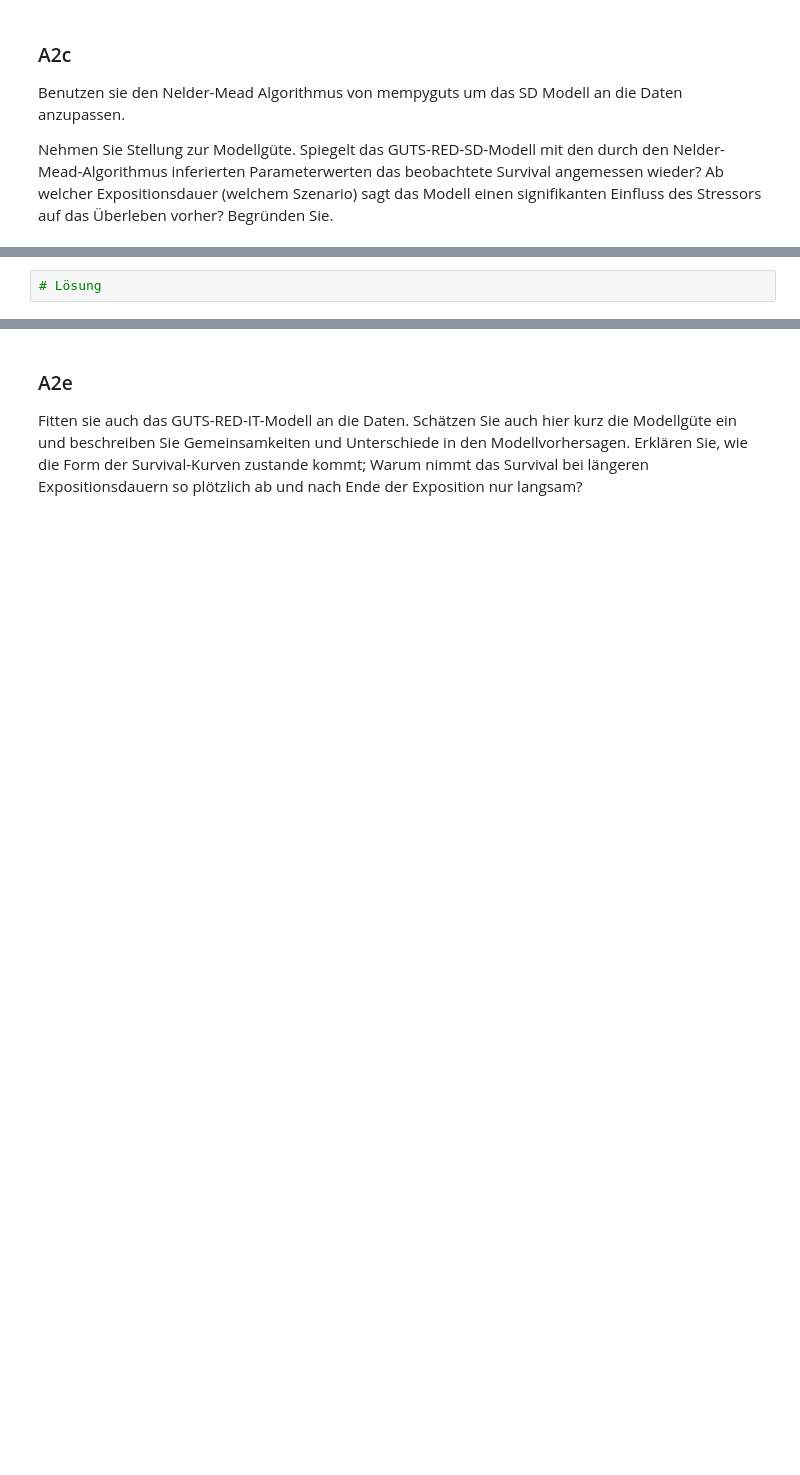
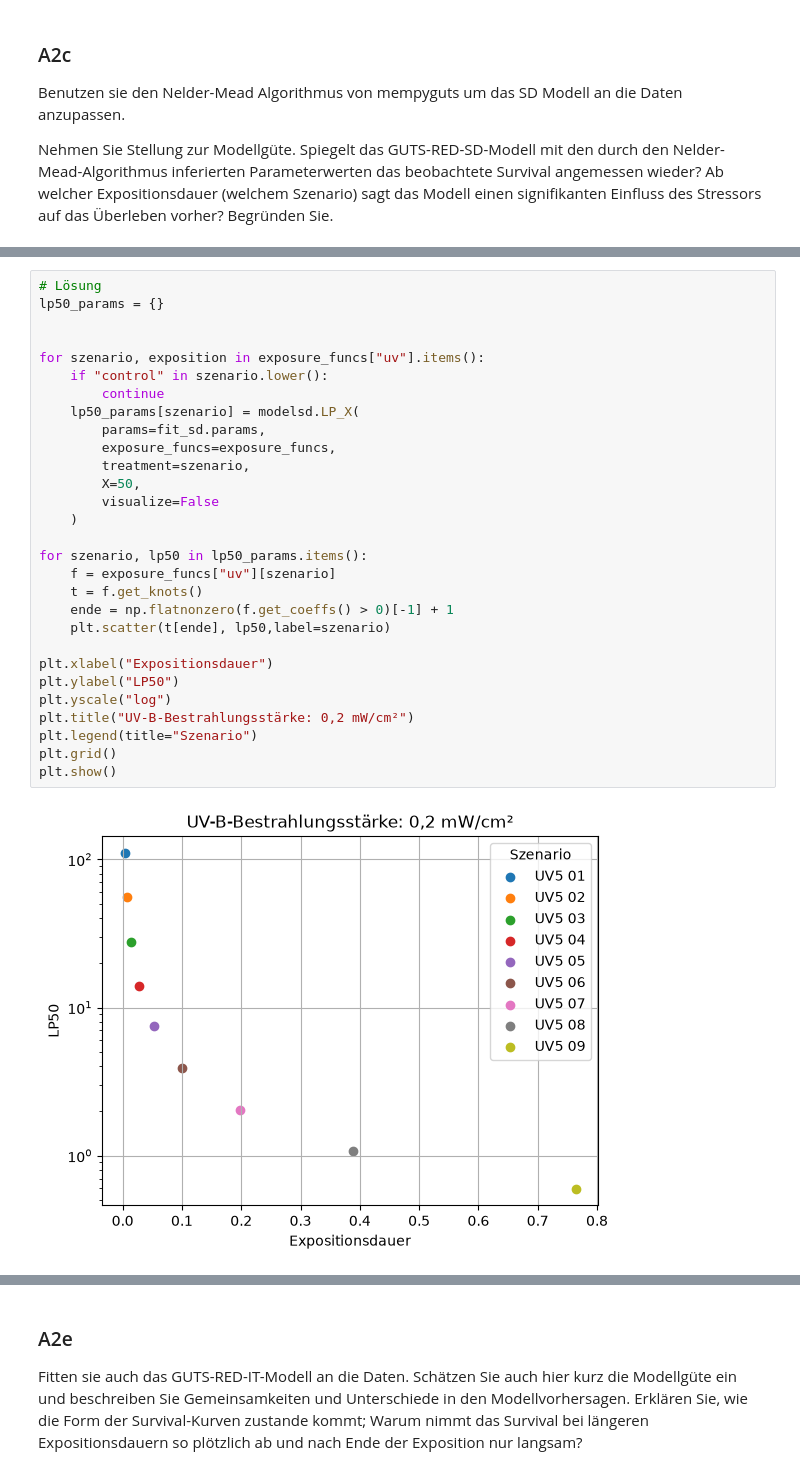
Before and after one commit to Quafax/Uni_Projects, a Jupyter notebook: src/Mechanistical_Effect_Modelling/homework_1/Übungsblatt1_MEM26.ipynb, the cells around one changed output, grey strips where cells are left out. Saved outputs shown, nothing was run; the diff lists cells and outputs as text; blank space fills up the shorter version.

```diff
--- a/src/Mechanistical_Effect_Modelling/homework_1/Übungsblatt1_MEM26.ipynb
+++ b/src/Mechanistical_Effect_Modelling/homework_1/Übungsblatt1_MEM26.ipynb
@@ -285,5 +340,34 @@ Setzten Sie das 'visualize' argument der LP_X Methode auf False, wenn Sie nicht
 Die interpolierten Expositionsobjekte in exposure_funcs[uv]["Szenario"] haben eine Methode get_knots(), welche die Zeitpunkte der Rohdaten zurückgibt und eine Methode get_coeffs(), welche die y-Werte der Rohdaten zurückgibt. Damit können Sie die Zeiten bestimmen, an denen die jeweiligen Expositionen enden.</i>
 # %%
 # Lösung
+lp50_params = {}
+
+
+for szenario, exposition in exposure_funcs["uv"].items():
+    if "control" in szenario.lower():
+        continue
+    lp50_params[szenario] = modelsd.LP_X(
+        params=fit_sd.params,
+        exposure_funcs=exposure_funcs,
+        treatment=szenario,
+        X=50,
+        visualize=False
+    )
+
+for szenario, lp50 in lp50_params.items():
+    f = exposure_funcs["uv"][szenario]
+    t = f.get_knots()
+    ende = np.flatnonzero(f.get_coeffs() > 0)[-1] + 1
+    plt.scatter(t[ende], lp50,label=szenario)
+
+plt.xlabel("Expositionsdauer")
+plt.ylabel("LP50")
+plt.yscale("log")
+plt.title("UV-B-Bestrahlungsstärke: 0,2 mW/cm²")
+plt.legend(title="Szenario")
+plt.grid()
+plt.show()
+# %% [output]
+[figure, added]
 # %% [markdown]
 Antwort:
```
Also changed, not shown: parts of 8 cells of this notebook, 2 other files.
